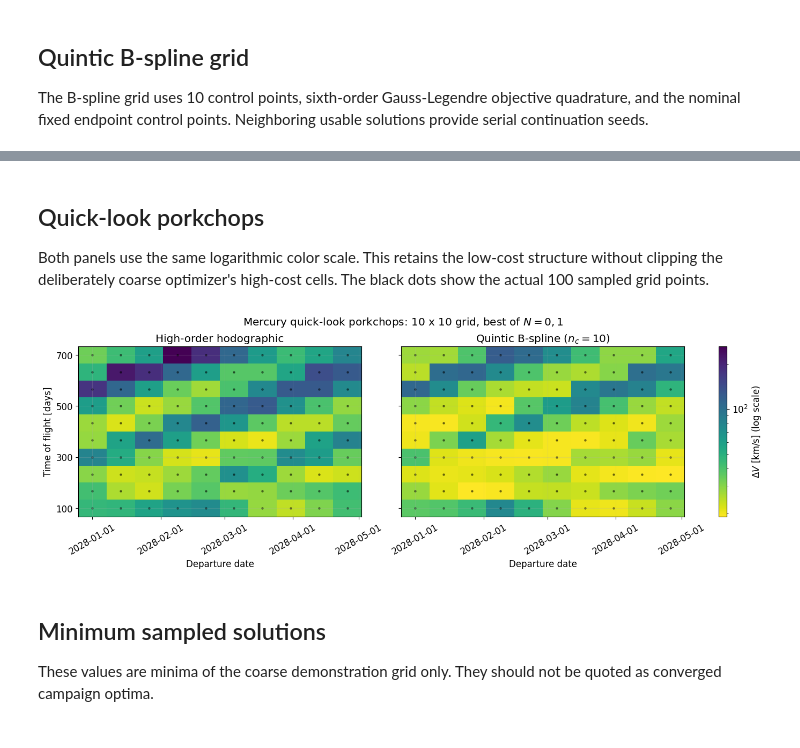
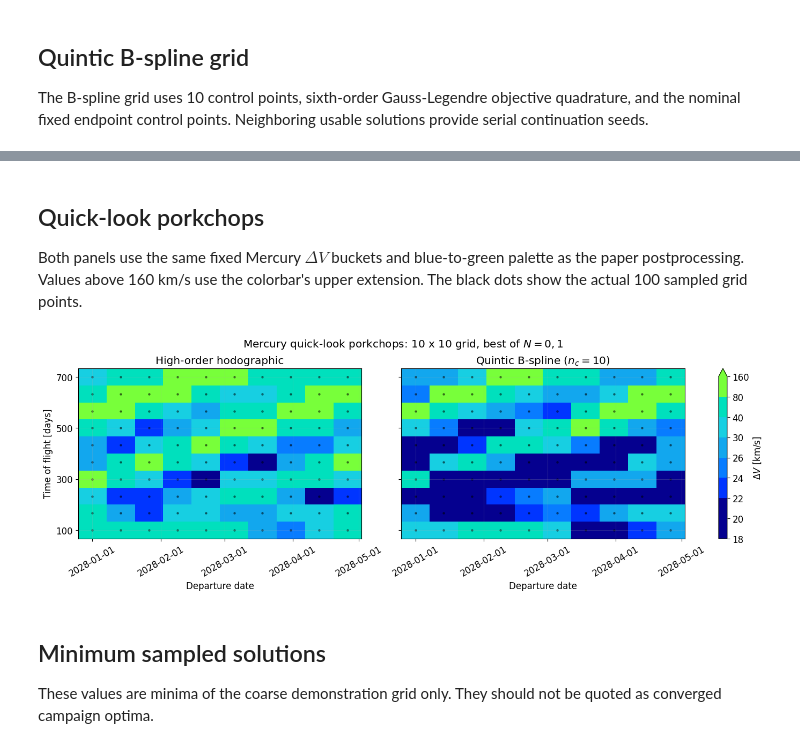
Before and after one commit to julsanmer/FASTTRANSFER, a Jupyter notebook: notebooks/mercury_quick_porkchop.ipynb, the cells around one changed output, grey strips where cells are left out. Cells and saved outputs as stored; diff of their text form; code cells hidden in the pictures.

Commit message:
Match notebook porkchop scale to paper

```diff
--- a/notebooks/mercury_quick_porkchop.ipynb
+++ b/notebooks/mercury_quick_porkchop.ipynb
@@ -177,36 +177,47 @@ Usable grid points: 100/100
 # %% [markdown]
 ## Quick-look porkchops
 
-Both panels use the same logarithmic color scale. This retains the low-cost structure without clipping the deliberately coarse optimizer's high-cost cells. The black dots show the actual 100 sampled grid points.
+Both panels use the same fixed Mercury $\Delta V$ buckets and blue-to-green palette as the paper postprocessing. Values above 160 km/s use the colorbar's upper extension. The black dots show the actual 100 sampled grid points.
 # %%
 departure_dates = np.asarray(
     [MJD2000_EPOCH + timedelta(days=float(value)) for value in departure_grid]
 )
-combined = np.concatenate([hodographic_dv[np.isfinite(hodographic_dv)], bspline_dv[np.isfinite(bspline_dv)]])
-norm = LogNorm(vmin=float(np.min(combined)), vmax=float(np.max(combined)))
+delta_v_bins = np.array([18.0, 20.0, 22.0, 24.0, 26.0, 30.0, 40.0, 80.0, 160.0])
+gondelach_blue = ListedColormap(
+    ["#05008f", "#0035ff", "#087cff", "#12a7ee", "#17cfe2", "#00e0bd", "#78ff3a"],
+    name="gondelach_blue",
+).resampled(len(delta_v_bins))
+norm = BoundaryNorm(delta_v_bins, gondelach_blue.N, clip=False, extend="max")
 
 fig, axes = plt.subplots(1, 2, figsize=(13.5, 4.8), sharex=True, sharey=True, constrained_layout=True)
 titles = ("High-order hodographic", r"Quintic B-spline ($n_c=10$)")
 grids = (hodographic_dv, bspline_dv)
 
 for ax, title, delta_v in zip(axes, titles, grids):
-    mesh = ax.pcolormesh(departure_dates, tof_grid, delta_v, shading="nearest", cmap="viridis_r", norm=norm)
+    mesh = ax.pcolormesh(departure_dates, tof_grid, delta_v, shading="nearest", cmap=gondelach_blue, norm=norm)
     dep_mesh, tof_mesh = np.meshgrid(departure_dates, tof_grid)
     ax.scatter(dep_mesh.ravel(), tof_mesh.ravel(), s=5, color="black", alpha=0.45)
     ax.set_title(title)
     ax.set_xlabel("Departure date")
     ax.set_yticks([100, 300, 500, 700])
     ax.xaxis.set_major_locator(mdates.AutoDateLocator(minticks=4, maxticks=6))
     ax.xaxis.set_major_formatter(mdates.DateFormatter("%Y-%m-%d"))
     ax.tick_params(axis="x", rotation=30)
 
 axes[0].set_ylabel("Time of flight [days]")
-colorbar = fig.colorbar(mesh, ax=axes, pad=0.02)
-colorbar.set_label(r"$\Delta V$ [km/s] (log scale)")
+colorbar = fig.colorbar(
+    mesh,
+    ax=axes,
+    pad=0.02,
+    boundaries=delta_v_bins,
+    ticks=delta_v_bins,
+    extend="max",
+)
+colorbar.set_label(r"$\Delta V$ [km/s]")
 fig.suptitle("Mercury quick-look porkchops: 10 x 10 grid, best of $N=0,1$")
 plt.show()
 # %% [output]
-[figure, old version]
+[figure, new version]
 # %% [markdown]
 ## Minimum sampled solutions
 
```
Also changed, not shown: parts of 3 cells of this notebook.
